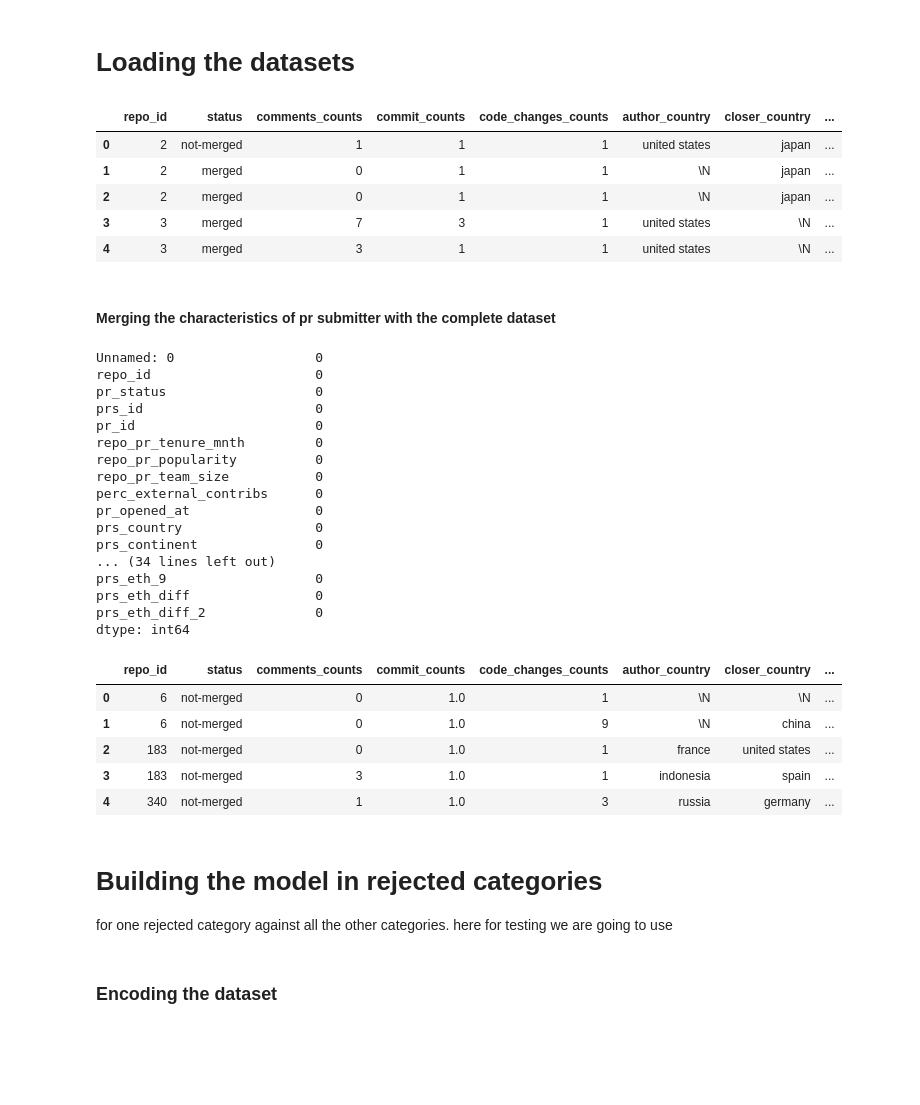
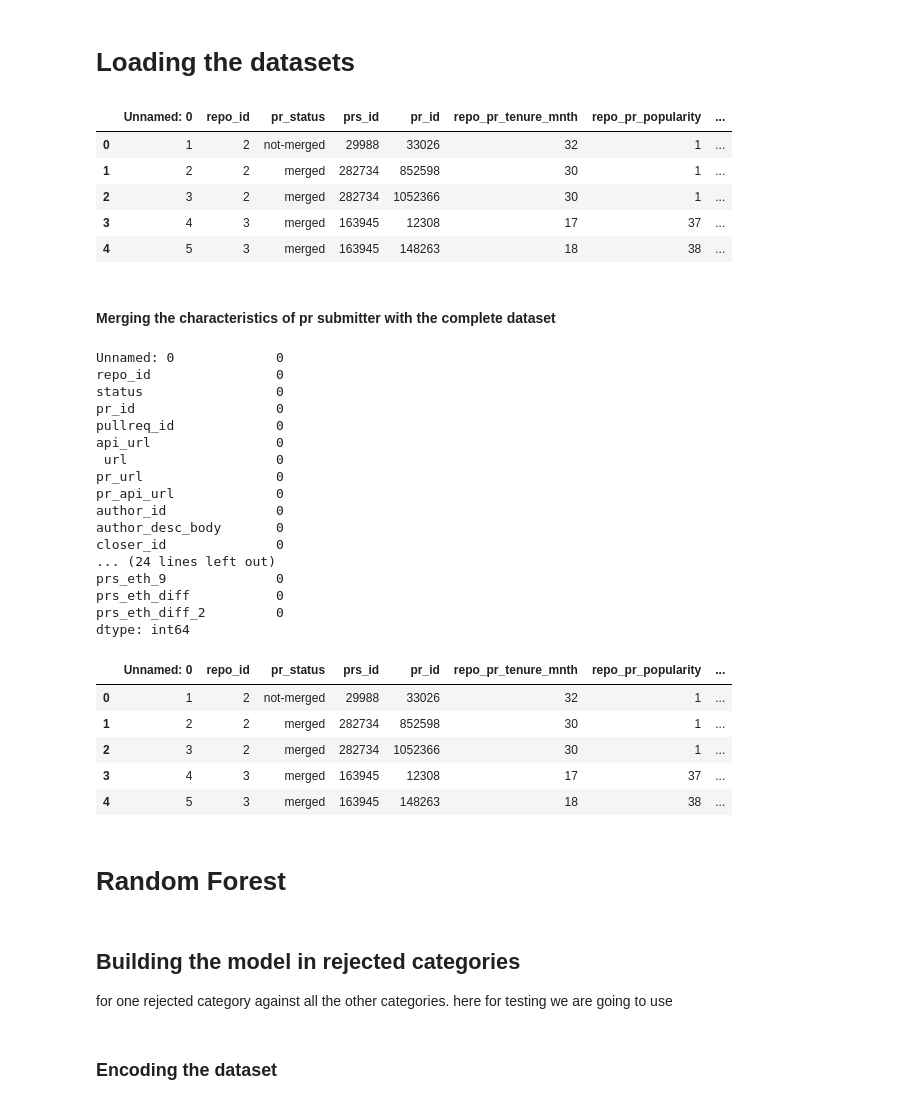
Before and after one commit to amirrshams/PR-comment-classifier, a Jupyter notebook: Ethnicity/comparing_model.ipynb, the cells around one changed output. Saved outputs shown, nothing was run; the diff lists cells and outputs as text; code cells hidden in the pictures; blank space fills up the shorter version.

```diff
--- a/Ethnicity/comparing_model.ipynb
+++ b/Ethnicity/comparing_model.ipynb
@@ -23,35 +24,35 @@ df_comp = pd.read_csv("/Users/amirrshams/Library/CloudStorage/OneDrive-Universit
 # original dataset for getting the characterisitics of the pull request
 df_TSE = pd.read_csv("/Users/amirrshams/Library/CloudStorage/OneDrive-UniversityofWaterloo/Thesis/Dataset/Reza's Dataset/TSE paper/2020-TSE-Developers-Perceptible-Ethnicity-and-PR-evaluation-main/Dataset/pull_requests.csv")
 # %%
-df_comp.head()
+df_TSE.head()
 # %% [output]
-|  | repo_id | status | comments_counts | commit_counts | code_changes_counts | author_country | closer_country | ... |
-| 0 | 2 | not-merged | 1 | 1 | 1 | united states | japan | ... |
-| 1 | 2 | merged | 0 | 1 | 1 | \N | japan | ... |
-| 2 | 2 | merged | 0 | 1 | 1 | \N | japan | ... |
-| 3 | 3 | merged | 7 | 3 | 1 | united states | \N | ... |
-| 4 | 3 | merged | 3 | 1 | 1 | united states | \N | ... |
+|  | Unnamed: 0 | repo_id | pr_status | prs_id | pr_id | repo_pr_tenure_mnth | repo_pr_popularity | ... |
+| 0 | 1 | 2 | not-merged | 29988 | 33026 | 32 | 1 | ... |
+| 1 | 2 | 2 | merged | 282734 | 852598 | 30 | 1 | ... |
+| 2 | 3 | 2 | merged | 282734 | 1052366 | 30 | 1 | ... |
+| 3 | 4 | 3 | merged | 163945 | 12308 | 17 | 37 | ... |
+| 4 | 5 | 3 | merged | 163945 | 148263 | 18 | 38 | ... |
 # %% [markdown]
 #### Merging the characteristics of pr submitter with the complete dataset
 # %%
-df_TSE[df_TSE.duplicated(['pr_id'])].count()
+df_merged[df_merged.duplicated(['pr_id'])].count()
 # %% [output]
-Unnamed: 0                  0
-repo_id                     0
-pr_status                   0
-prs_id                      0
-pr_id                       0
-repo_pr_tenure_mnth         0
-repo_pr_popularity          0
-repo_pr_team_size           0
-perc_external_contribs      0
-pr_opened_at                0
-prs_country                 0
-prs_continent               0
-... (34 lines left out)
-prs_eth_9                   0
-prs_eth_diff                0
-prs_eth_diff_2              0
+Unnamed: 0             0
+repo_id                0
+status                 0
+pr_id                  0
+pullreq_id             0
+api_url                0
+ url                   0
+pr_url                 0
+pr_api_url             0
+author_id              0
+author_desc_body       0
+closer_id              0
+... (24 lines left out)
+prs_eth_9              0
+prs_eth_diff           0
+prs_eth_diff_2         0
 dtype: int64
 # %%
 df_TSE = df_TSE.drop_duplicates(subset=['pr_id'], keep='first')
@@ -61,19 +64,21 @@ df_merged = pd.merge(df_merged, df_TSE[['pr_id', 'prs_pri_same_nationality', 'pr
 # %%
-df_nonmerged.head()
+df_TSE.head()
 # %% [output]
-|  | repo_id | status | comments_counts | commit_counts | code_changes_counts | author_country | closer_country | ... |
-| 0 | 6 | not-merged | 0 | 1.0 | 1 | \N | \N | ... |
-| 1 | 6 | not-merged | 0 | 1.0 | 9 | \N | china | ... |
-| 2 | 183 | not-merged | 0 | 1.0 | 1 | france | united states | ... |
-| 3 | 183 | not-merged | 3 | 1.0 | 1 | indonesia | spain | ... |
-| 4 | 340 | not-merged | 1 | 1.0 | 3 | russia | germany | ... |
+|  | Unnamed: 0 | repo_id | pr_status | prs_id | pr_id | repo_pr_tenure_mnth | repo_pr_popularity | ... |
+| 0 | 1 | 2 | not-merged | 29988 | 33026 | 32 | 1 | ... |
+| 1 | 2 | 2 | merged | 282734 | 852598 | 30 | 1 | ... |
+| 2 | 3 | 2 | merged | 282734 | 1052366 | 30 | 1 | ... |
+| 3 | 4 | 3 | merged | 163945 | 12308 | 17 | 37 | ... |
+| 4 | 5 | 3 | merged | 163945 | 148263 | 18 | 38 | ... |
 # %%
 # now we drop the values in each dataset that are not required
 df_nonmerged.drop(['Unnamed: 0', 'pr_id', 'pullreq_id', 'api_url', ' url', 'pr_url', 'pr_api_url', 'author_id', 'author_desc_body', 'closer_id', 'comments', 'created_at', 'closed_at'], axis=1, inplace=True)
 df_merged.drop(['Unnamed: 0', 'pr_id', 'pullreq_id', 'api_url', ' url', 'pr_url', 'pr_api_url', 'author_id', 'author_desc_body', 'closer_id', 'comments', 'created_at', 'closed_at'], axis=1, inplace=True)
 df_comp.drop(['Unnamed: 0', 'pr_id', 'pullreq_id', 'api_url', ' url', 'pr_url', 'pr_api_url', 'author_id', 'author_desc_body', 'closer_id', 'comments', 'created_at', 'closed_at'], axis=1, inplace=True)
+# %% [markdown]
+# Random Forest
 # %% [markdown]
-# Building the model in rejected categories
+## Building the model in rejected categories
 for one rejected category against all the other categories. here for testing we are going to use
 # %% [markdown]
 ### Encoding the dataset
```
Also changed, not shown: parts of 13 cells of this notebook.
